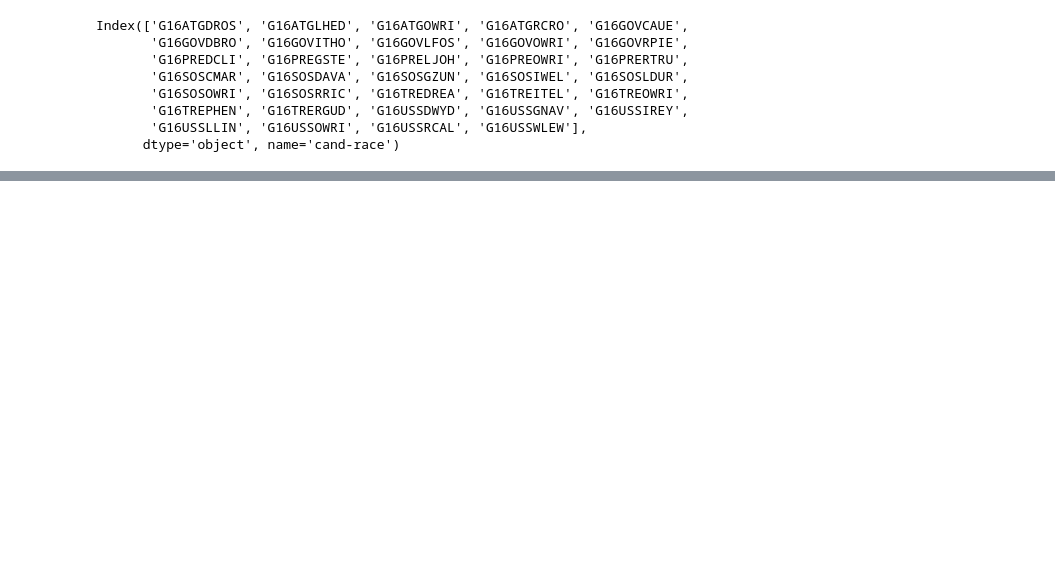
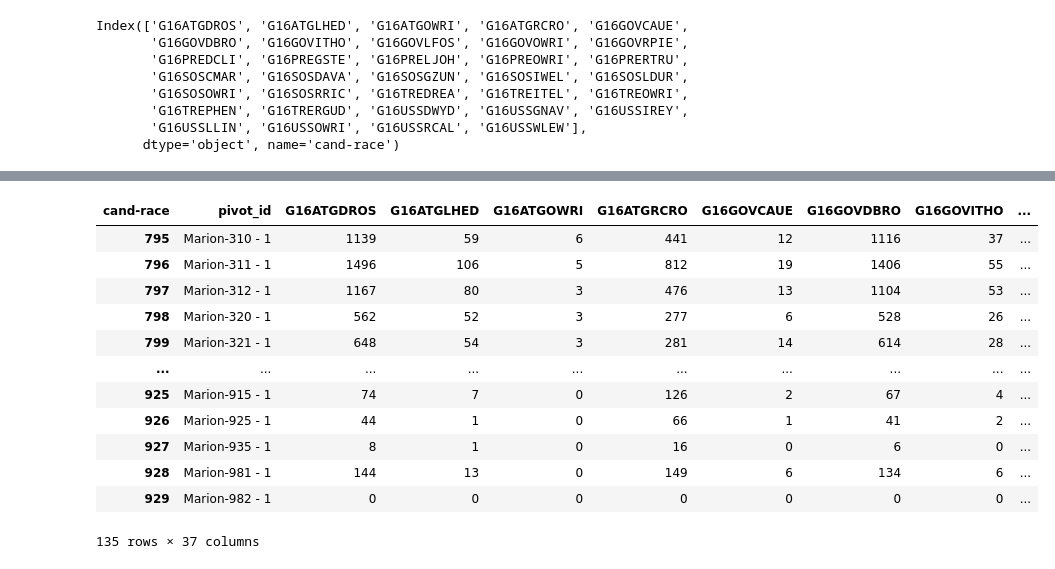
Before and after one commit to nonpartisan-redistricting-datahub/pdv-or, a Jupyter notebook: vest-or-2016/vest-or-2016-validation.ipynb, the cells around one changed output, grey strips where cells are left out. Drawn from its saved outputs; the diff is of its cells as text; code cells hidden in the pictures; blank space fills up the shorter version.

```diff
--- a/vest-or-2016/vest-or-2016-validation.ipynb
+++ b/vest-or-2016/vest-or-2016-validation.ipynb
@@ -412,4 +286,0 @@ These are the counties with differences:
-# %%
-print(vest_or_16)
-election_results_pivot.loc[:,"join_id"]=election_results_pivot.loc[:,"COUNTY"].str.upper()+"-"+election_results_pivot.loc[:,"precinct"].str.zfill(3)
-vest_or_16[:,"join_id"]=vest_or_16.loc[:,"COUNTY"].str.upper()+"-"+vest_or_16.loc[:,"PRECINCT"].str.zfill(3)
@@ -496,0 +401,16 @@ def precinct_votes_check(merged_df,column_list,vest_on_left,name_col,print_level
+# %%
+election_results_pivot[election_results_pivot["COUNTY"]=="Marion"]
+# %% [output]
+| cand-race | pivot_id | G16ATGDROS | G16ATGLHED | G16ATGOWRI | G16ATGRCRO | G16GOVCAUE | G16GOVDBRO | G16GOVITHO | ... |
+| 795 | Marion-310 - 1 | 1139 | 59 | 6 | 441 | 12 | 1116 | 37 | ... |
+| 796 | Marion-311 - 1 | 1496 | 106 | 5 | 812 | 19 | 1406 | 55 | ... |
+| 797 | Marion-312 - 1 | 1167 | 80 | 3 | 476 | 13 | 1104 | 53 | ... |
+| 798 | Marion-320 - 1 | 562 | 52 | 3 | 277 | 6 | 528 | 26 | ... |
+| 799 | Marion-321 - 1 | 648 | 54 | 3 | 281 | 14 | 614 | 28 | ... |
+| ... | ... | ... | ... | ... | ... | ... | ... | ... | ... |
+| 925 | Marion-915 - 1 | 74 | 7 | 0 | 126 | 2 | 67 | 4 | ... |
+| 926 | Marion-925 - 1 | 44 | 1 | 0 | 66 | 1 | 41 | 2 | ... |
+| 927 | Marion-935 - 1 | 8 | 1 | 0 | 16 | 0 | 6 | 0 | ... |
+| 928 | Marion-981 - 1 | 144 | 13 | 0 | 149 | 6 | 134 | 6 | ... |
+| 929 | Marion-982 - 1 | 0 | 0 | 0 | 0 | 0 | 0 | 0 | ... |
+135 rows × 37 columns
```
Also changed, not shown: parts of 36 cells of this notebook.
